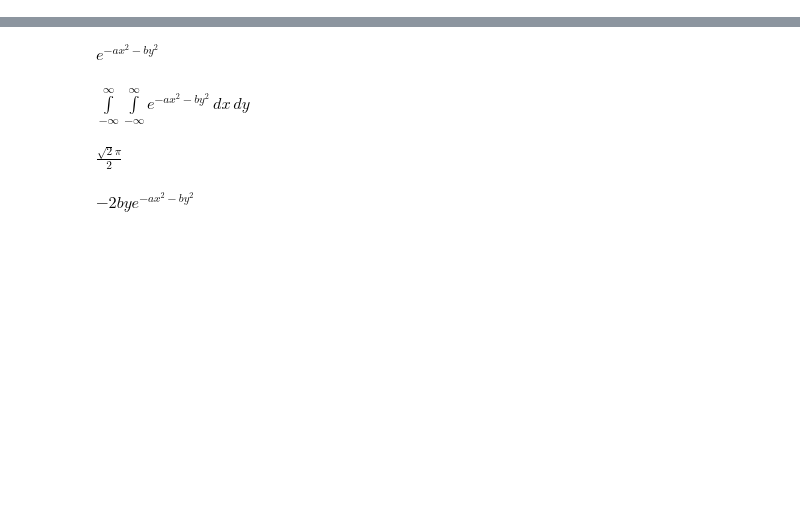
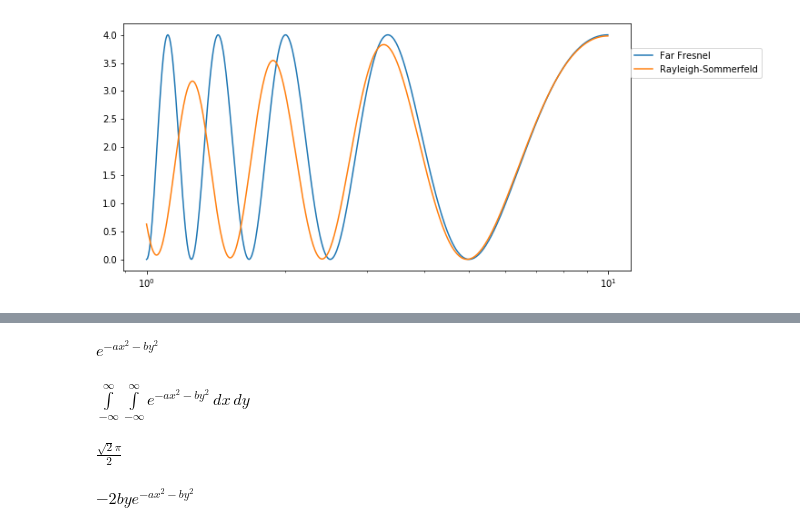
Before and after one commit to astro-tiptop/SEEING, a Jupyter notebook: Astrobigne.ipynb, the cells around one changed output, grey strips where cells are left out. Cells and saved outputs as stored; diff of their text form; code cells hidden in the pictures; blank space fills up the shorter version.

```diff
--- a/Astrobigne.ipynb
+++ b/Astrobigne.ipynb
@@ -50,0 +148,15 @@ Image(filename='Astrobigne2020_2.jpg',width=800, height=400)
+# %%
+approximationsF = ["Rayleigh-Sommerfeld", "Far Fresnel"]
+fig, ax = plt.subplots(figsize=(10,5))
+plt.xscale('log')
+plt.yscale('linear')
+paramAndRange = ( 'z_1', apertureRadius, apertureRadius*10, 500, 'geometric' )
+subsDictC = {'E_0': ez0_c, 'x_1': 0, 'y_1': 0, 'lambda': waveLength, 'a':apertureRadius}
+for appr in reversed(approximationsF):
+    eeq = propMethodsCartesian.getFormula(appr)
+    xplot2, zplot2 = mCalc.IntegralEvalE(subsParamsByName(eeq, subsDictC), [paramAndRange], [(subdiv_points, 'linear'), (subdiv_points, 'linear')], 'rect')
+    plt.plot(xplot2[0]/apertureRadius, np.clip(zplot2, -4.5, 4.5), label=appr)
+plt.legend(loc=(1.0, 0.78))
+plt.show()
+# %% [output]
+[figure, added]
```
Also changed, not shown: parts of 91 cells of this notebook, 1 other file.
